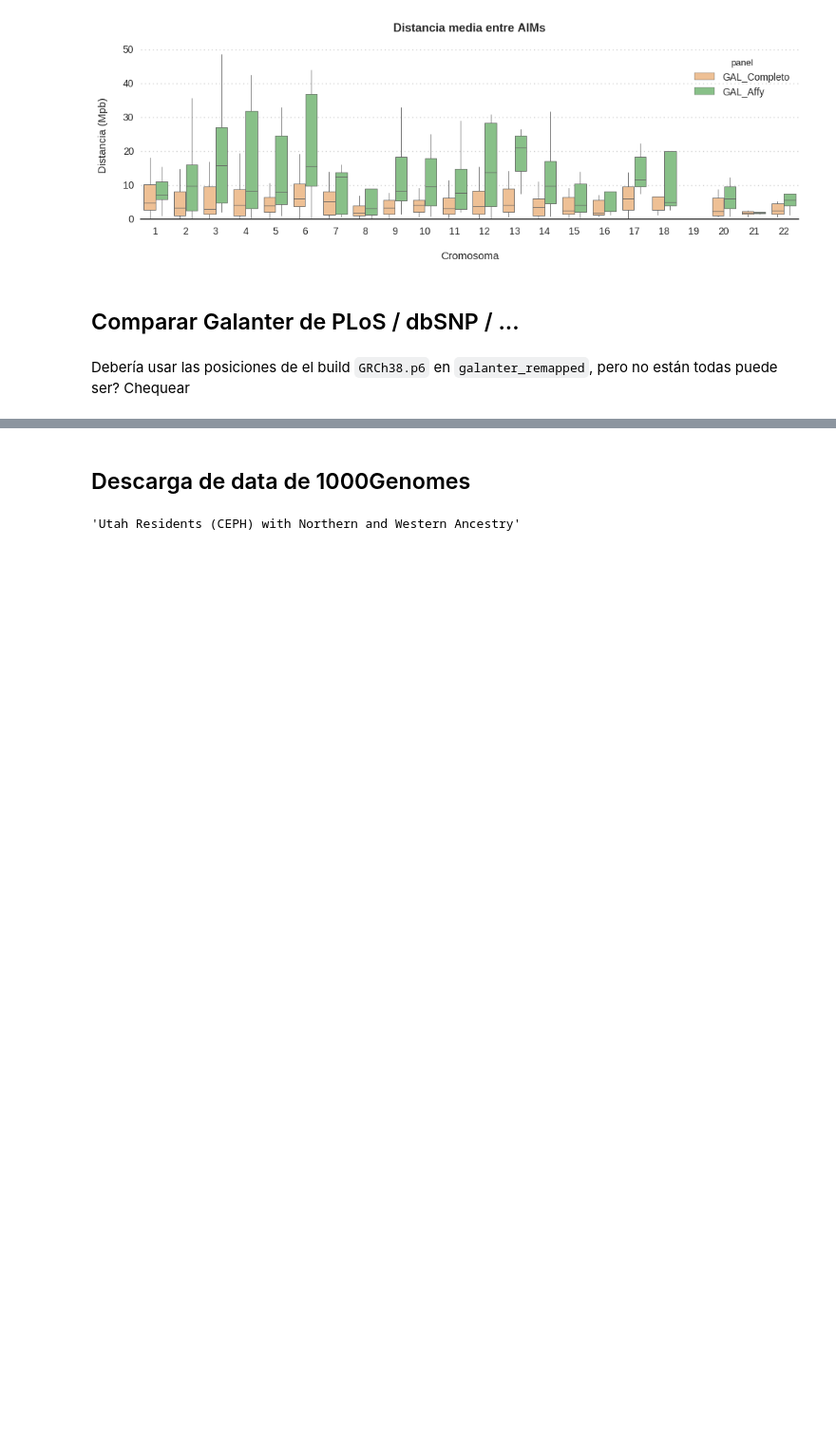
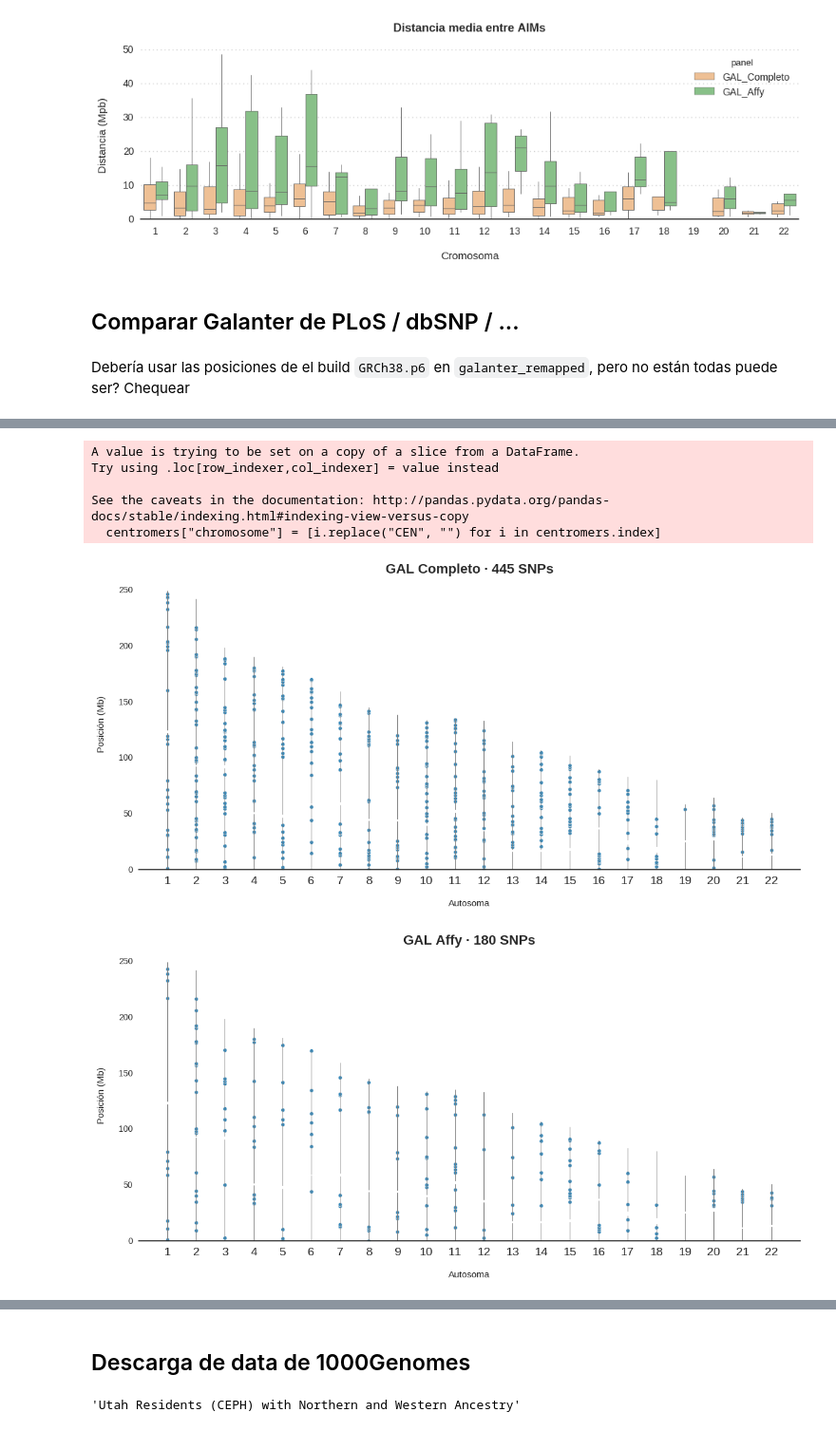
Before and after one commit to jmberros/tesina, a Jupyter notebook: tesina__Positions_and_MAFs.ipynb, the cells around one changed output, grey strips where cells are left out. Shown at 95% size. Cells and saved outputs as stored; diff of their text form; code cells hidden in the pictures; blank space fills up the shorter version.

Commit message:
redrew chromsome with SNPs using seaborn

```diff
--- a/tesina__Positions_and_MAFs.ipynb
+++ b/tesina__Positions_and_MAFs.ipynb
@@ -136,19 +158,0 @@ ftp://ftp.ncbi.nlm.nih.gov/genomes/all/GCA_000001405.21_GRCh38.p6/GCA_000001405.
-# %%
-distances = {}
-
-for panel_name, panel in {"GAL_Completo": galanter, "GAL_Affy": present}.items():
-    temp_dict = snp_distances_per_chromosome(panel, genome)
-
-    for chromosome, chr_distances in temp_dict.items():
-        temp_dict[chromosome] = (np.mean(chr_distances),
-                                 np.std(chr_distances),
-                                 np.median(chr_distances))
-
-    distances[panel_name] = pd.DataFrame(temp_dict).T.astype(int)
-    distances[panel_name].columns = ["mean", "std", "median"]
-
-distances_df = distances["GAL_Completo"].join(distances["GAL_Affy"], rsuffix="_Affy")
-
-# Pensé que representarlo en una tabla sería mejor, pero tal vez no.
-# El boxplot es más informativo más rápidamente, y más intuitivo.
-# distances_df
@@ -219,11 +161,11 @@ The script used with this purpose is `/home/juan/tesina/1000 ... /create_control
 # %%
 control_positions = OrderedDict()
 
-for factor in cp_factors:
-    rs_ids = control_genotypes[factor].columns
-    df = lat.loc[rs_ids][["Chromosome", "Position End"]]
+for label, rsIDs in control_rsIDs.items():
+    df = lat.loc[rsIDs][["Chromosome", "Position End"]]
     df.columns = ["chr", "position"]
     df["position"] = df["position"].astype(int)
     df["chr"] = df["chr"].astype(int)
     df.index.name = "rsID"
-    control_positions[factor] = df
+    df.name = label
+    control_positions[label] = df
@@ -301,0 +172,21 @@ for plot_data in plot_settings:
+# %%
+import seaborn as sns
+
+from plotters.snp_distances import SnpDistances
+
+sns.set_context("notebook")
+sns.set_style("white")
+
+plotter = SnpDistances()
+for panels_dic in [panels, control_positions]:
+    for panel_label, panel in panels_dic.items():
+        plotter.chromosomes_with_SNPs_plot(panel)
+        plt.show()
+# %% [output]
+A value is trying to be set on a copy of a slice from a DataFrame.
+Try using .loc[row_indexer,col_indexer] = value instead
+
+See the caveats in the documentation: http://pandas.pydata.org/pandas-docs/stable/indexing.html#indexing-view-versus-copy
+  centromers["chromosome"] = [i.replace("CEN", "") for i in centromers.index]
+[figure, added]
+[figure, added]
```
Also changed, not shown: parts of 15 cells of this notebook, 5 other files.
